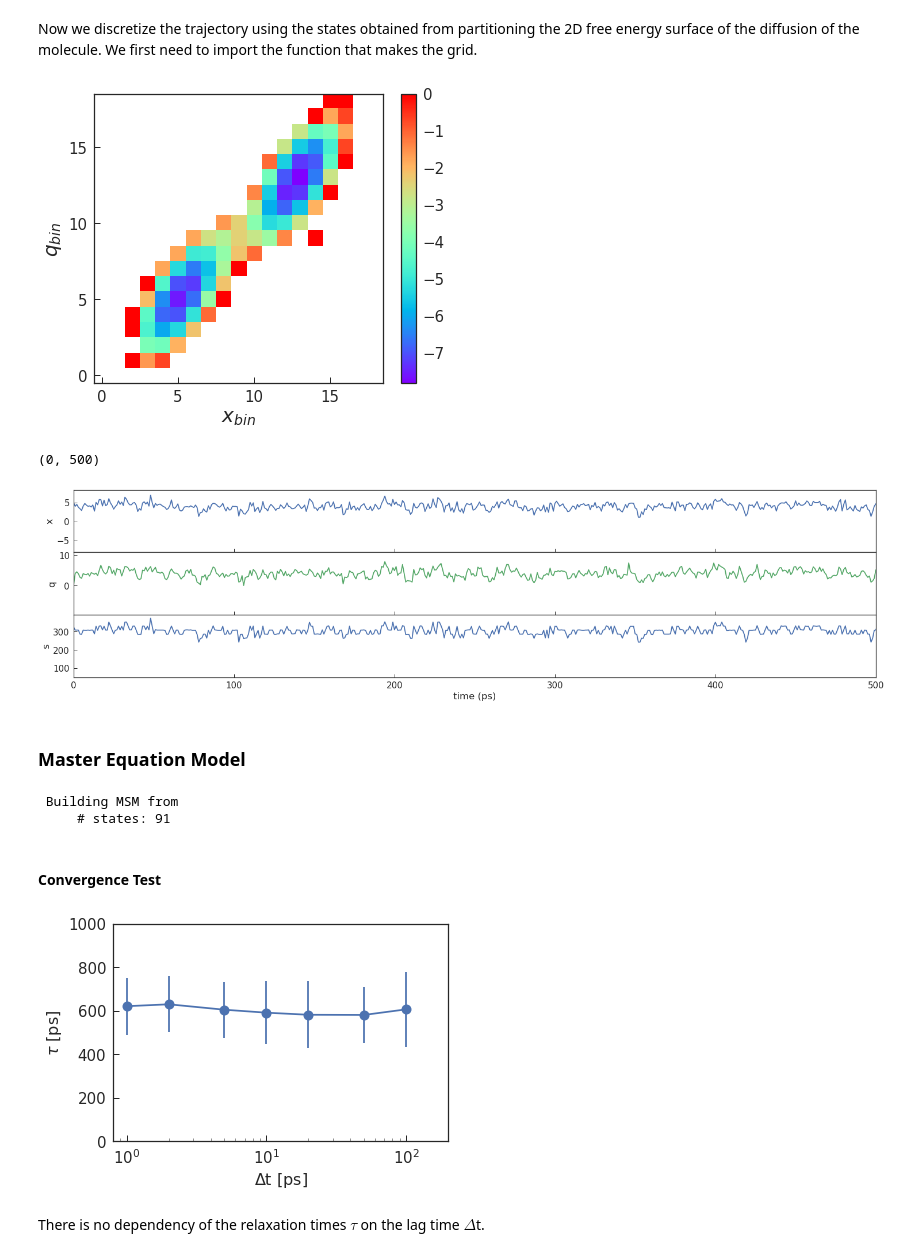
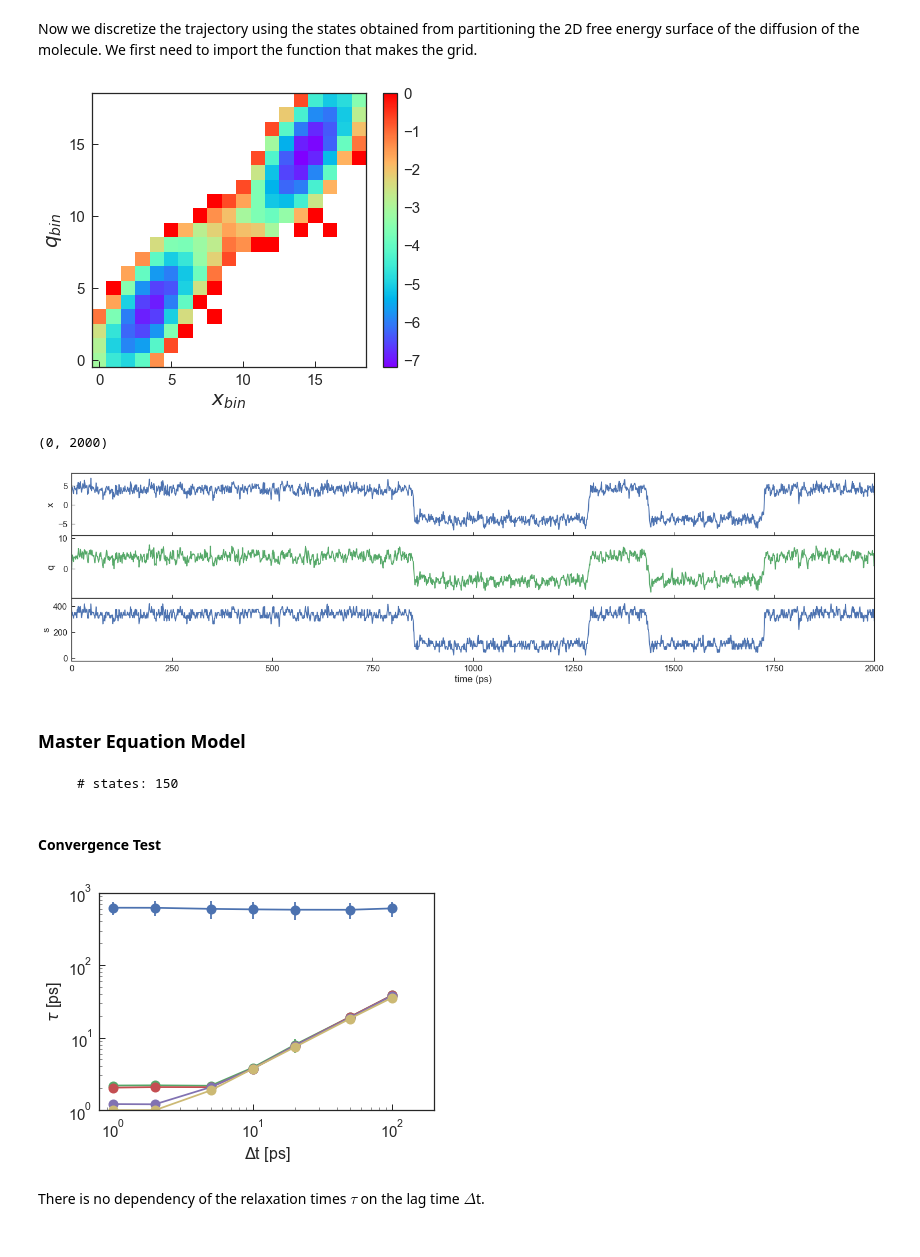
Before and after one commit to BioKT/MasterMSM, a Jupyter notebook: examples/brownian_dynamics_2D/2D_smFS_MSM.ipynb, the cells around one changed output. Drawn from its saved outputs; the diff is of its cells as text; code cells hidden in the pictures.

```diff
--- a/examples/brownian_dynamics_2D/2D_smFS_MSM.ipynb
+++ b/examples/brownian_dynamics_2D/2D_smFS_MSM.ipynb
@@ -84,9 +88,9 @@ Now we discretize the trajectory using the states obtained from partitioning the
 # %%
 from scipy.stats import binned_statistic_2d
 # %%
-statistic, x_edge, y_edge, binnumber = binned_statistic_2d(data[:,1],data[:,2],
-                                                           None,'count',bins=[np.linspace(-10,10,20),\
-                                                                              np.linspace(-10,10,20)])
+statistic, x_edge, y_edge, binnumber = \
+    binned_statistic_2d(data[:,1],data[:,2],None,'count', \
+                        bins=[np.linspace(-7,7,20), np.linspace(-7,7,20)])
 # %%
 fig, ax = plt.subplots(figsize=(6,5))
 
@@ -99,7 +103,7 @@ ax.set_xlabel('$x_{bin}$', fontsize=20)
 ax.set_ylabel('$q_{bin}$', fontsize=20)
 plt.tight_layout()
 # %% [output]
-[figure, old version]
+[figure, new version]
 # %%
 fig,ax=plt.subplots(3,1,figsize=(25,6),sharex=True)
 plt.subplots_adjust(wspace=0, hspace=0)
@@ -110,10 +114,10 @@ ax[0].set_ylabel('x')
 ax[1].set_ylabel('q')
 ax[2].set_ylabel("s")
 ax[2].set_xlabel("time (ps)")
-ax[2].set_xlim(0,500)
+ax[2].set_xlim(0,2000)
 # %% [output]
-(0, 500)
+(0, 2000)
-[figure, old version]
+[figure, new version]
 # %% [markdown]
 ### Master Equation Model
 # %%
@@ -124,30 +128,32 @@ distraj=traj.TimeSeries(distraj=list(binnumber),dt=1)
 distraj.find_keys()
 distraj.keys.sort()
 # %%
-msm_2D=msm.SuperMSM([distraj])
+msm_2D = msm.SuperMSM([distraj])
 # %% [output]
- Building MSM from
-     # states: 91
+     # states: 150
 # %% [markdown]
 #### Convergence Test
 # %%
 for i in [1, 2, 5, 10, 20, 50, 100]:
-    msm_2D.do_msm(i, sym=False)
+    msm_2D.do_msm(i)
     msm_2D.msms[i].do_trans(evecs=True)
-    msm_2D.msms[i].boots(plot=False)
+    msm_2D.msms[i].boots()
 # %%
-tau_vs_lagt = np.array([[x,msm_2D.msms[x].tauT[0],msm_2D.msms[x].tau_std[0]] \
+
+fig, ax = plt.subplots()
+for i in range(5):
+    tau_vs_lagt = np.array([[x,msm_2D.msms[x].tauT[i],msm_2D.msms[x].tau_std[i]] \
                for x in sorted(msm_2D.msms.keys())])
-fig, ax = plt.subplots()
-ax.errorbar(tau_vs_lagt[:,0],tau_vs_lagt[:,1],fmt='o-', yerr=tau_vs_lagt[:,2], markersize=10)
+    ax.errorbar(tau_vs_lagt[:,0],tau_vs_lagt[:,1],fmt='o-', yerr=tau_vs_lagt[:,2], markersize=10)
 #ax.fill_between(10**np.arange(-0.2,3,0.2), 1e-1, 10**np.arange(-0.2,3,0.2), facecolor='lightgray')
 ax.set_xlabel(r'$\Delta$t [ps]', fontsize=16)
 ax.set_ylabel(r'$\tau$ [ps]', fontsize=16)
 ax.set_xlim(0.8,200)
-ax.set_ylim(0,1000)
+ax.set_ylim(1,1000)
+ax.set_yscale('log')
 _ = ax.set_xscale('log')
 # %% [output]
-[figure, old version]
+[figure, new version]
 # %% [markdown]
 There is no dependency of the relaxation times $\tau$ on the lag time $\Delta$t.
 # %% [markdown]
```
Also changed, not shown: parts of 6 cells of this notebook.
